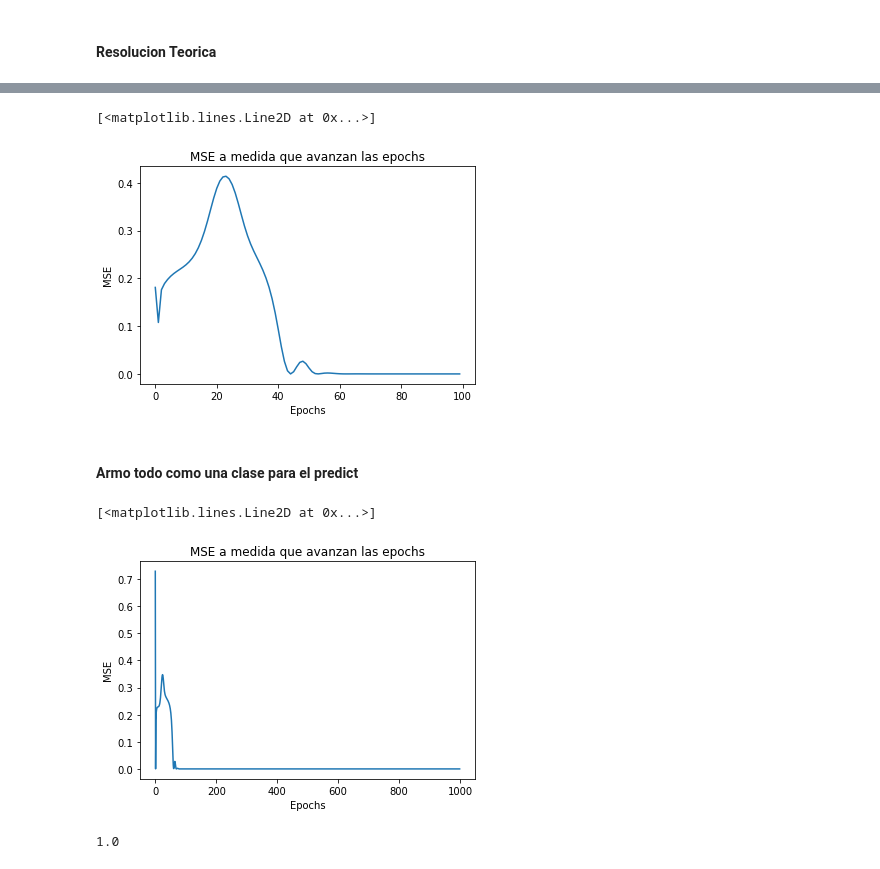
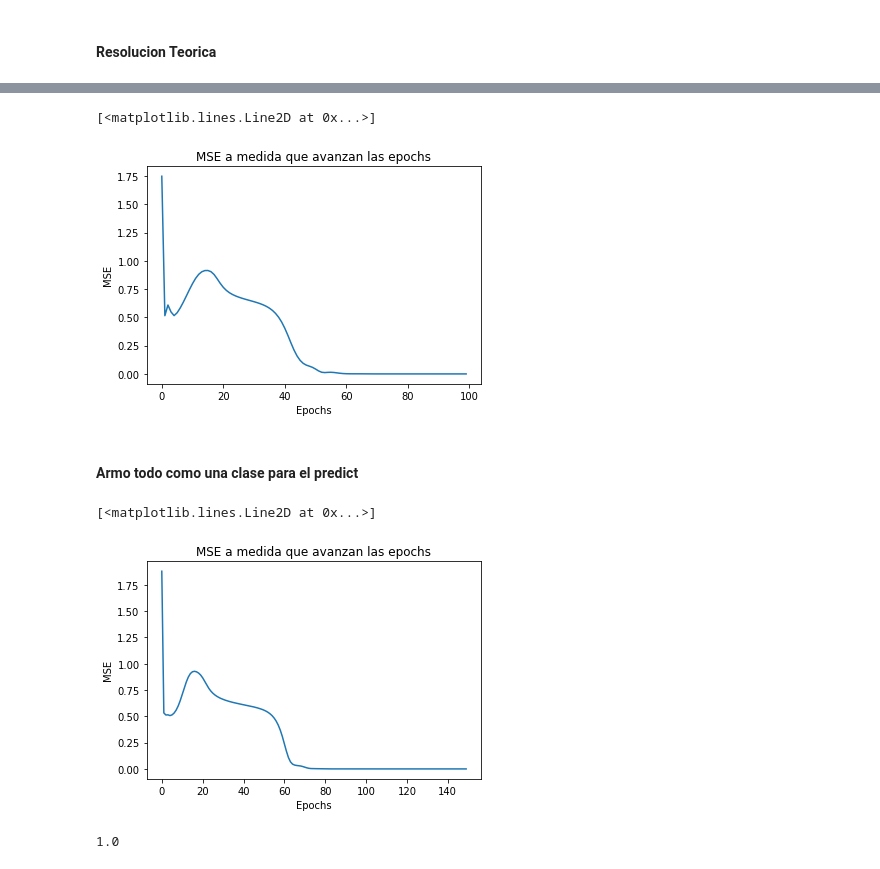
Before and after one commit to lrivela/ap-rivela, a Jupyter notebook: ej-clase1/xor-nnet.ipynb, the cells around one changed output, grey strips where cells are left out. Cells and saved outputs as stored; diff of their text form; code cells hidden in the pictures.

```diff
--- a/ej-clase1/xor-nnet.ipynb
+++ b/ej-clase1/xor-nnet.ipynb
@@ -40,6 +40,7 @@ b1_2 = random.uniform(0,1)
 # %%
 lista_MSE = []
 for n in range(n_epochs):
+    mse = 0
     for Xi1, Xi2 in input:
         # Forward
         # Primer capa
@@ -83,7 +84,7 @@ for n in range(n_epochs):
         b1_2 = b1_2 - alfa * L_b1_2
 
         # Calcular MSE
-        mse = (y_true - y_hat)**2
+        mse += (y_true - y_hat)**2
     mse = mse/4
     lista_MSE.append(mse)
 # %%
@@ -93,7 +94,7 @@ plt.ylabel("MSE")
 plt.plot(range(n_epochs), lista_MSE)
 # %% [output]
 [<matplotlib.lines.Line2D at 0x...>]
-[figure, old version]
+[figure, new version]
 # %% [markdown]
 #### Armo todo como una clase para el predict
 # %%
@@ -159,6 +160,7 @@ class NNetXor(object):
 
     def fit(self, input):
         for n in range(self.__n_epochs):
+            mse = 0
             for Xi1, Xi2 in input:
                 # Forward
                 # Primer capa
@@ -199,21 +201,21 @@ class NNetXor(object):
                 self.__b1_2 = self.__b1_2 - self.__alfa * L_b1_2
 
                 # Calcular MSE
-                mse = (y_true - y_hat)**2
+                mse += (y_true - y_hat)**2
             mse = mse/4
             self.__lista_MSE.append(mse)
 # %%
-nnet = NNetXor(1000, 0.5)
+nnet = NNetXor(150, 0.5)
 input = [ [0,0], [0,1], [1,0], [1,1] ]
 nnet.fit(input)
 # %%
 plt.title("MSE a medida que avanzan las epochs")
 plt.xlabel("Epochs")
 plt.ylabel("MSE")
-plt.plot(range(1000), nnet.lista_MSE)
+plt.plot(range(150), nnet.lista_MSE)
 # %% [output]
 [<matplotlib.lines.Line2D at 0x...>]
-[figure, old version]
+[figure, new version]
 # %%
 round(nnet.predict(1,0), 2)
 # %% [output]
```
